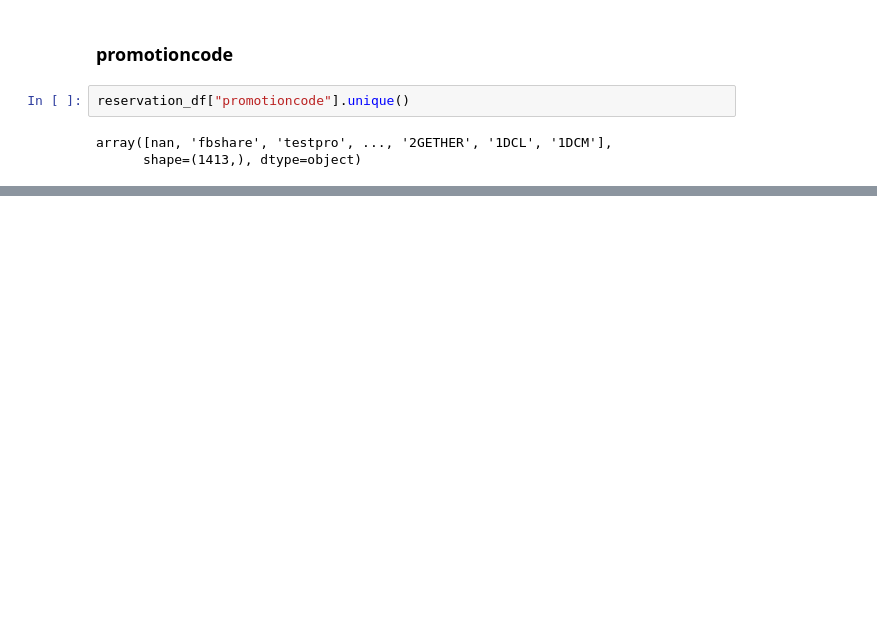
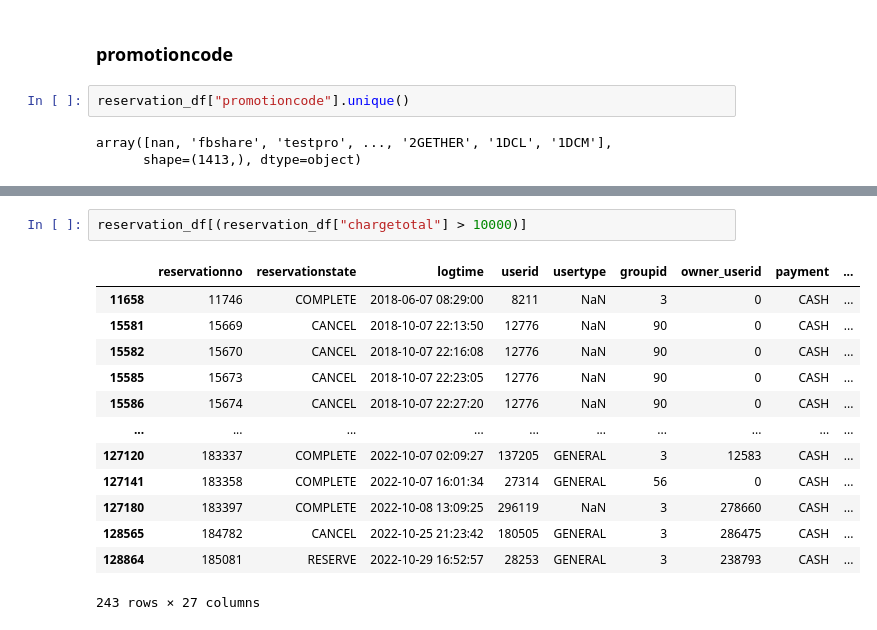
Before and after one commit to supawitlearn/customer-churn-prediction, a Jupyter notebook: research/EDA.ipynb, the cells around one changed output, grey strips where cells are left out. Cells and saved outputs as stored; diff of their text form; blank space fills up the shorter version.

```diff
--- a/research/EDA.ipynb
+++ b/research/EDA.ipynb
@@ -2047,0 +2088,16 @@ array([nan, 'fbshare', 'testpro', ..., '2GETHER', '1DCL', '1DCM'],
+# %%
+reservation_df[(reservation_df["chargetotal"] > 10000)]
+# %% [output]
+|  | reservationno | reservationstate | logtime | userid | usertype | groupid | owner_userid | payment | ... |
+| 11658 | 11746 | COMPLETE | 2018-06-07 08:29:00 | 8211 | NaN | 3 | 0 | CASH | ... |
+| 15581 | 15669 | CANCEL | 2018-10-07 22:13:50 | 12776 | NaN | 90 | 0 | CASH | ... |
+| 15582 | 15670 | CANCEL | 2018-10-07 22:16:08 | 12776 | NaN | 90 | 0 | CASH | ... |
+| 15585 | 15673 | CANCEL | 2018-10-07 22:23:05 | 12776 | NaN | 90 | 0 | CASH | ... |
+| 15586 | 15674 | CANCEL | 2018-10-07 22:27:20 | 12776 | NaN | 90 | 0 | CASH | ... |
+| ... | ... | ... | ... | ... | ... | ... | ... | ... | ... |
+| 127120 | 183337 | COMPLETE | 2022-10-07 02:09:27 | 137205 | GENERAL | 3 | 12583 | CASH | ... |
+| 127141 | 183358 | COMPLETE | 2022-10-07 16:01:34 | 27314 | GENERAL | 56 | 0 | CASH | ... |
+| 127180 | 183397 | COMPLETE | 2022-10-08 13:09:25 | 296119 | NaN | 3 | 278660 | CASH | ... |
+| 128565 | 184782 | CANCEL | 2022-10-25 21:23:42 | 180505 | GENERAL | 3 | 286475 | CASH | ... |
+| 128864 | 185081 | RESERVE | 2022-10-29 16:52:57 | 28253 | GENERAL | 3 | 238793 | CASH | ... |
+243 rows × 27 columns
```
Also changed, not shown: parts of 23 cells of this notebook, 5 other files.
